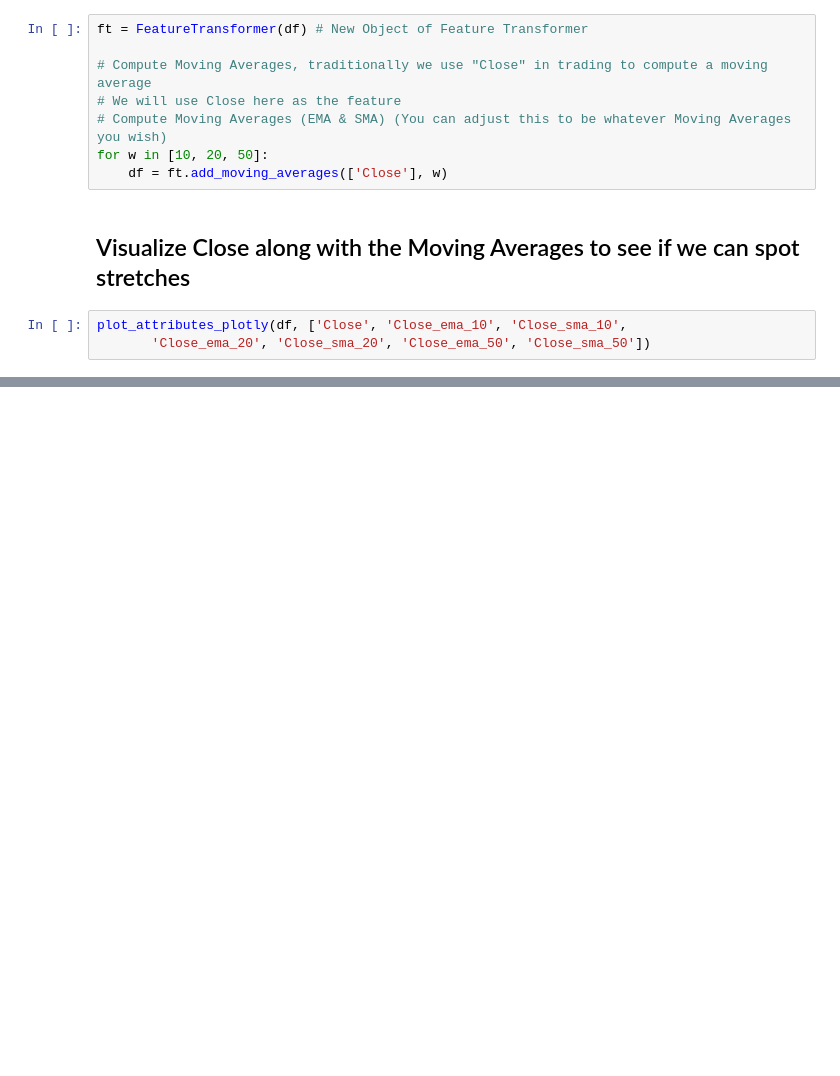
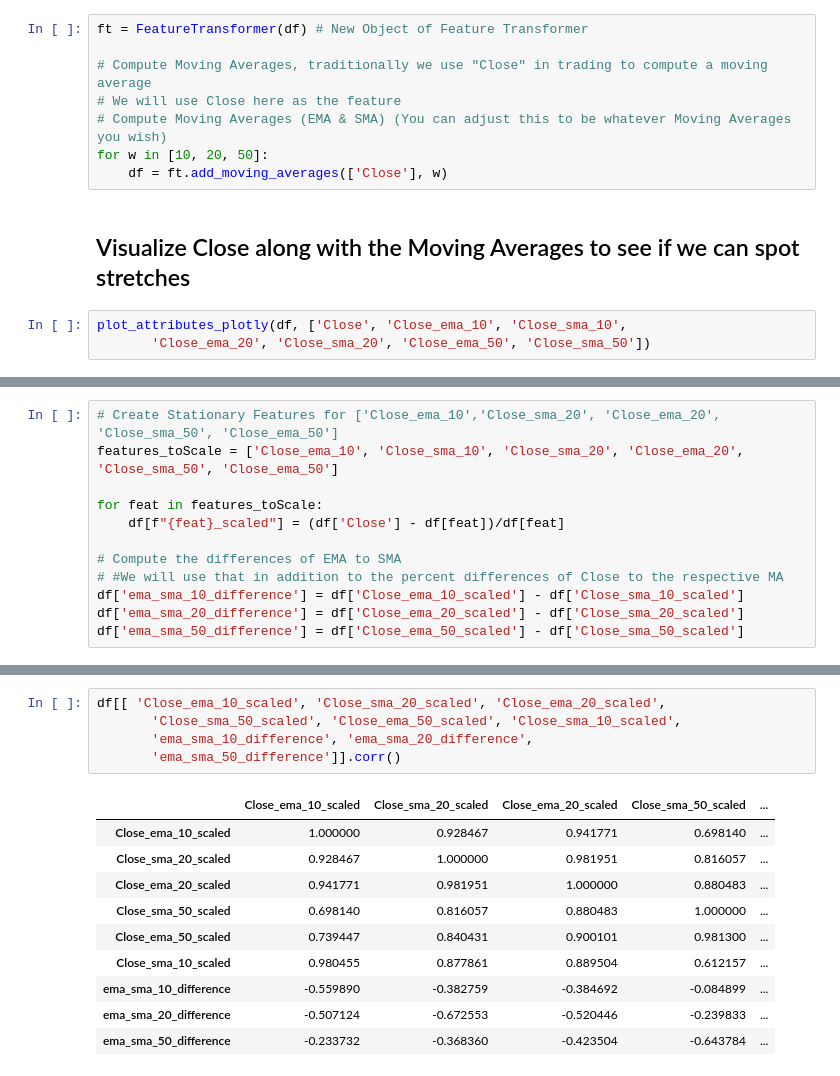
Before and after one commit to garysinghtrading-dot/quant_finance_cpp, a Jupyter notebook: anomaly_detection/main.ipynb, the cells around one changed output, grey strips where cells are left out. Cells and saved outputs as stored; diff of their text form; blank space fills up the shorter version.

```diff
--- a/anomaly_detection/main.ipynb
+++ b/anomaly_detection/main.ipynb
@@ -79,0 +170,12 @@ plot_attributes_plotly(df, ['Close', 'Close_ema_10', 'Close_sma_10',
+# %%
+# Create Stationary Features for ['Close_ema_10','Close_sma_20', 'Close_ema_20', 'Close_sma_50', 'Close_ema_50']
+features_toScale = ['Close_ema_10', 'Close_sma_10', 'Close_sma_20', 'Close_ema_20', 'Close_sma_50', 'Close_ema_50']
+
+for feat in features_toScale:
+    df[f"{feat}_scaled"] = (df['Close'] - df[feat])/df[feat]
+
+# Compute the differences of EMA to SMA
+# #We will use that in addition to the percent differences of Close to the respective MA
+df['ema_sma_10_difference'] = df['Close_ema_10_scaled'] - df['Close_sma_10_scaled']
+df['ema_sma_20_difference'] = df['Close_ema_20_scaled'] - df['Close_sma_20_scaled']
+df['ema_sma_50_difference'] = df['Close_ema_50_scaled'] - df['Close_sma_50_scaled']
@@ -79,0 +196,16 @@ plot_attributes_plotly(df, ['Close', 'Close_ema_10', 'Close_sma_10',
+# %%
+df[[ 'Close_ema_10_scaled', 'Close_sma_20_scaled', 'Close_ema_20_scaled',
+       'Close_sma_50_scaled', 'Close_ema_50_scaled', 'Close_sma_10_scaled',
+       'ema_sma_10_difference', 'ema_sma_20_difference',
+       'ema_sma_50_difference']].corr()
+# %% [output]
+|  | Close_ema_10_scaled | Close_sma_20_scaled | Close_ema_20_scaled | Close_sma_50_scaled | ... |
+| Close_ema_10_scaled | 1.000000 | 0.928467 | 0.941771 | 0.698140 | ... |
+| Close_sma_20_scaled | 0.928467 | 1.000000 | 0.981951 | 0.816057 | ... |
+| Close_ema_20_scaled | 0.941771 | 0.981951 | 1.000000 | 0.880483 | ... |
+| Close_sma_50_scaled | 0.698140 | 0.816057 | 0.880483 | 1.000000 | ... |
+| Close_ema_50_scaled | 0.739447 | 0.840431 | 0.900101 | 0.981300 | ... |
+| Close_sma_10_scaled | 0.980455 | 0.877861 | 0.889504 | 0.612157 | ... |
+| ema_sma_10_difference | -0.559890 | -0.382759 | -0.384692 | -0.084899 | ... |
+| ema_sma_20_difference | -0.507124 | -0.672553 | -0.520446 | -0.239833 | ... |
+| ema_sma_50_difference | -0.233732 | -0.368360 | -0.423504 | -0.643784 | ... |
```
Also changed, not shown: parts of 14 cells of this notebook, 2 other files.
